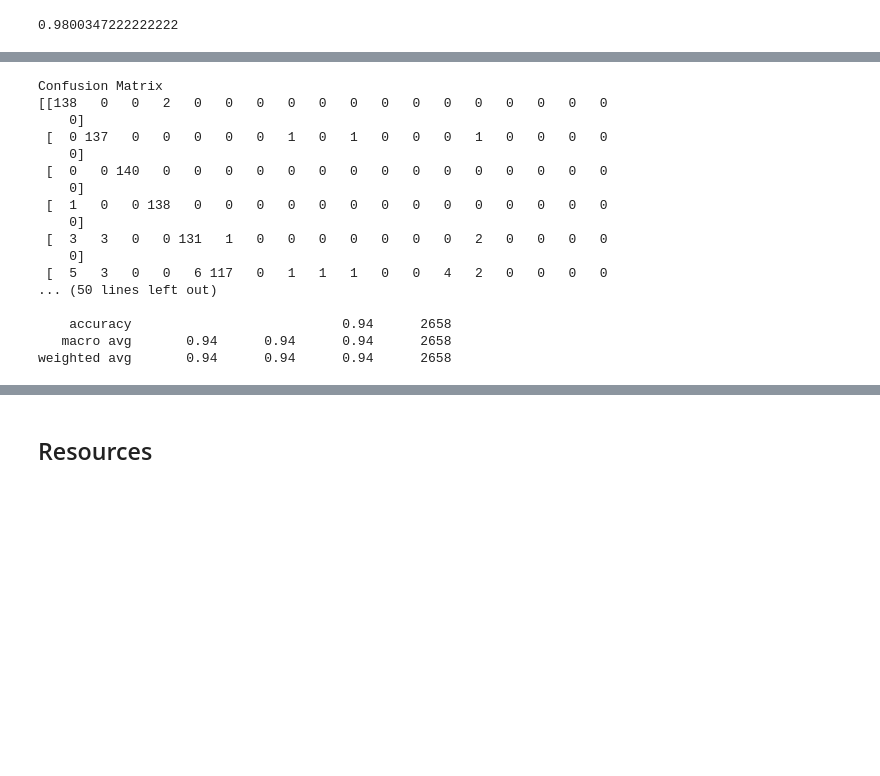
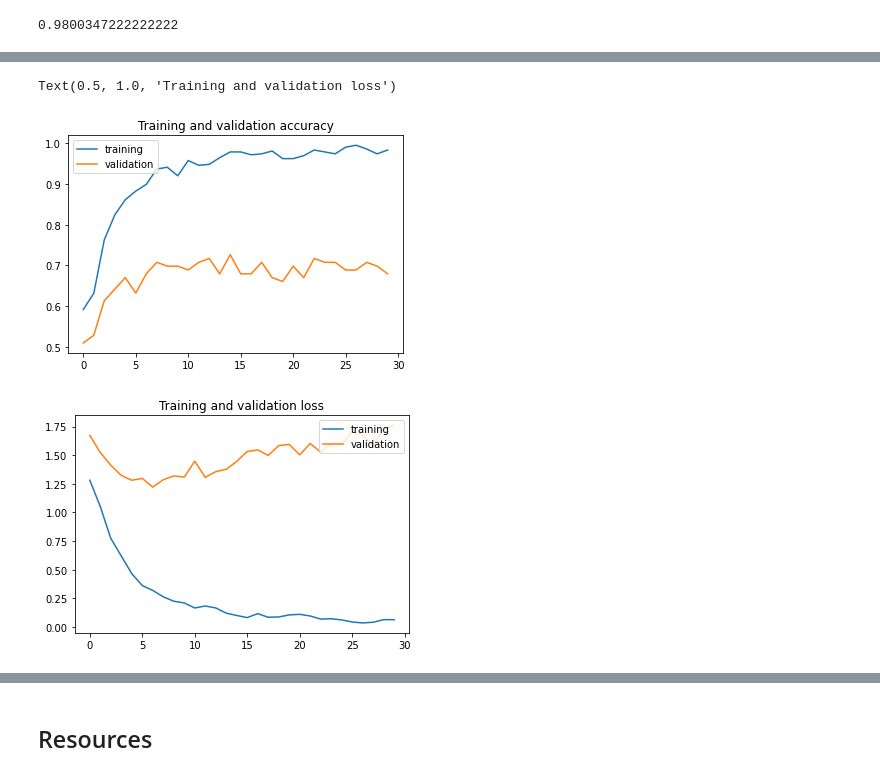
Before and after one commit to mohsenMahmoodzadeh/image-and-text-classifier, a Jupyter notebook: Text_Classification.ipynb, the cells around one changed output, grey strips where cells are left out. Saved outputs shown, nothing was run; the diff lists cells and outputs as text; code cells hidden in the pictures; blank space fills up the shorter version.

Commit message:
Text_Classification.ipynb improves with an end-to-end keras-based model

```diff
--- a/Text_Classification.ipynb
+++ b/Text_Classification.ipynb
@@ -105 +148,5 @@ CATEGORIES = ["aeroplane", "bicycle", "bird", "boat", "bus", "car", "cat", "chai
+# %%
+train_ds = raw_train_ds.map(vectorize_text)
+val_ds = raw_val_ds.map(vectorize_text)
+test_ds = raw_test_ds.map(vectorize_text)
 # %%
@@ -265,4 +343,4 @@ def create_embedding_matrix(filepath, word_index, embedding_dim):
 # %%
-embedding_dim = 50
-embedding_matrix = create_embedding_matrix('/content/glove.6B.50d.txt',tokenizer.word_index, embedding_dim)
+# embedding_dim = 50
+# embedding_matrix = create_embedding_matrix('/content/glove.6B.50d.txt',tokenizer.word_index, embedding_dim)
 # %%
@@ -346,0 +404,12 @@ Epoch 10/10
+# %%
+model = create_model(max_features, embedding_dim)
+
+model.compile(optimizer='adam',
+                loss='categorical_crossentropy',
+                metrics=['accuracy'])
+# %%
+epochs = 30
+history = model.fit(train_ds,
+                    epochs = epochs,
+                    validation_data = val_ds
+                )
@@ -347 +434,25 @@ Epoch 10/10
+# %%
+acc = history.history['accuracy']
+val_acc = history.history['val_accuracy']
+
+loss = history.history['loss']
+val_loss = history.history['val_loss']
+
+epochs = range(len(acc))
+
+plt.plot(epochs, acc, label = "training")
+plt.plot(epochs, val_acc, label = "validation")
+plt.legend(loc="upper left")
+plt.title('Training and validation accuracy')
+
+plt.figure()
+
+plt.plot(epochs, loss, label = "training")
+plt.plot(epochs, val_loss, label = "validation")
+plt.legend(loc="upper right")
+plt.title('Training and validation loss')
+# %% [output]
+Text(0.5, 1.0, 'Training and validation loss')
+[figure, added]
+[figure, added]
 # %%
@@ -350,29 +470,11 @@ y_pred = np.argmax(predictions, axis=1)
 # %%
-print('Confusion Matrix')
-print(confusion_matrix(y_test, y_pred))
+# print('Confusion Matrix')
+# print(confusion_matrix(y_test.values.argmax(axis=1), y_pred))
 
-print()
+# print()
 
-print('Classification Report')
-print(classification_report(y_test,
-                            y_pred,
-                            target_names=CATEGORIES))
+# print('Classification Report')
+# print(classification_report(tf.keras.utils.to_categorical(y_test),
+#                             y_pred,
+#                             target_names=CATEGORIES))
-# %% [output]
-Confusion Matrix
-[[138   0   0   2   0   0   0   0   0   0   0   0   0   0   0   0   0   0
-    0]
- [  0 137   0   0   0   0   0   1   0   1   0   0   0   1   0   0   0   0
-    0]
- [  0   0 140   0   0   0   0   0   0   0   0   0   0   0   0   0   0   0
-    0]
- [  1   0   0 138   0   0   0   0   0   0   0   0   0   0   0   0   0   0
-    0]
- [  3   3   0   0 131   1   0   0   0   0   0   0   0   2   0   0   0   0
-    0]
- [  5   3   0   0   6 117   0   1   1   1   0   0   4   2   0   0   0   0
-... (50 lines left out)
-
-    accuracy                           0.94      2658
-   macro avg       0.94      0.94      0.94      2658
-weighted avg       0.94      0.94      0.94      2658
 # %%
```
Also changed, not shown: parts of 40 cells of this notebook.
